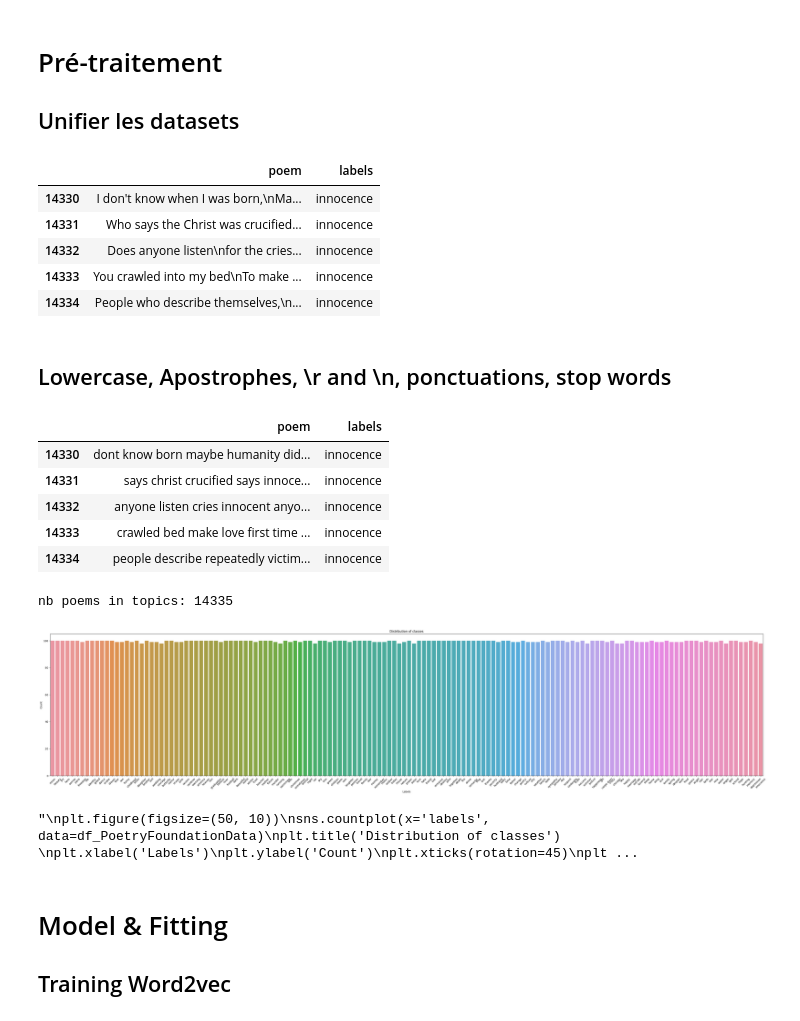
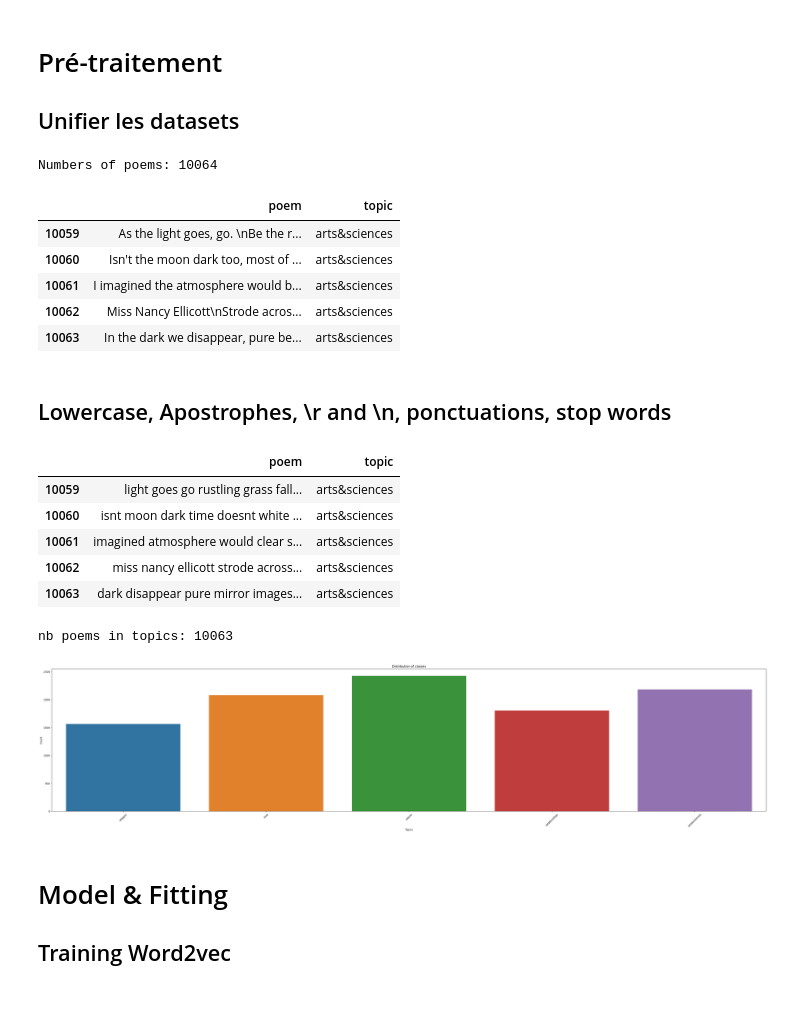
Before and after one commit to TopAgrume/NLP_Project, a Jupyter notebook: src/lr-fnn.ipynb, the cells around one changed output. Cells and saved outputs as stored; diff of their text form; code cells hidden in the pictures.

Commit message:
feat: fnn with dataset from maelito

```diff
--- a/src/lr-fnn.ipynb
+++ b/src/lr-fnn.ipynb
@@ -35,73 +51,64 @@ pd.set_option('display.max_colwidth', None)
 # Pré-traitement
 
 ## Unifier les datasets
-# %%
-topics = os.listdir("/kaggle/input/poemsdataset/topics")
-df_topics_list = []
-for topic in topics:
-    files = os.listdir(f"/kaggle/input/poemsdataset/topics/{topic}")
-    df_topic = pd.DataFrame(columns=["poem", "labels"])
-    i = 0
-    for filename in files:
-        with open(f"/kaggle/input/poemsdataset/topics/{topic}/{filename}", encoding="utf8") as f:
-            df_topic.loc[i] = {"poem": f.read(), "labels": topic}
-        i += 1
-    df_topics_list.append(df_topic)
-
-df_topics = pd.concat(df_topics_list, ignore_index=True)
-df_topics.tail()
-# %% [output]
-|  | poem | labels |
-| 14330 | I don't know when I was born,\nMa... | innocence |
-| 14331 | Who says the Christ was crucified... | innocence |
-| 14332 | Does anyone listen\nfor the cries... | innocence |
-| 14333 | You crawled into my bed\nTo make ... | innocence |
-| 14334 | People who describe themselves,\n... | innocence |
+# %%
+df = pd.read_csv("/kaggle/input/poems-foundation/our_dataset.csv")
+df.drop(df.columns[0], axis=1, inplace=True)
+
+print(f"Numbers of poems: {len(df)}")
+df.tail()
+# %% [output]
+Numbers of poems: 10064
+|  | poem | topic |
+| 10059 | As the light goes, go. \nBe the r... | arts&sciences |
+| 10060 | Isn't the moon dark too, most of ... | arts&sciences |
+| 10061 | I imagined the atmosphere would b... | arts&sciences |
+| 10062 | Miss Nancy Ellicott\nStrode acros... | arts&sciences |
+| 10063 | In the dark we disappear, pure be... | arts&sciences |
 # %% [markdown]
 ## Lowercase, Apostrophes, \r and \n, ponctuations, stop words
 # %%
 # Lowercase
-df_topics["poem"] = df_topics["poem"].str.lower()
+df["poem"] = df["poem"].str.lower()
 
 # Apostrophes
-df_topics["poem"] = df_topics["poem"].str.replace("'", "", regex=False)
-df_topics["poem"] = df_topics["poem"].str.replace("’", "", regex=False)
+df["poem"] = df["poem"].str.replace("'", "", regex=False)
+df["poem"] = df["poem"].str.replace("’", "", regex=False)
 
 # \r and \n (ceux du début)
-df_topics["poem"] = df_topics["poem"].str.replace("\r", " ")
-df_topics["poem"] = df_topics["poem"].str.strip("\n")
-df_topics = df_topics[df_topics["poem"] != ""]
+df["poem"] = df["poem"].str.replace("\r", " ")
+df["poem"] = df["poem"].str.strip("\n")
+df = df[df["poem"] != ""]
 
 # Ponctuations
-df_topics["poem"] = df_topics["poem"].str.replace("[^\w\s]", " ", regex=True)
+df["poem"] = df["poem"].str.replace("[^\w\s]", " ", regex=True)
 
 # Stopwords
 stopwords = set(stopwords.words('english'))
-df_topics["poem"] = df_topics["poem"].apply(lambda x: ' '.join([word for word in x.split() if word not in (stopwords)]))
+df["poem"] = df["poem"].apply(lambda x: ' '.join([word for word in x.split() if word not in (stopwords)]))
 # %%
-df_topics.tail()
+df.tail()
 # %% [output]
-|  | poem | labels |
-| 14330 | dont know born maybe humanity did... | innocence |
-| 14331 | says christ crucified says innoce... | innocence |
-| 14332 | anyone listen cries innocent anyo... | innocence |
-| 14333 | crawled bed make love first time ... | innocence |
-| 14334 | people describe repeatedly victim... | innocence |
+|  | poem | topic |
+| 10059 | light goes go rustling grass fall... | arts&sciences |
+| 10060 | isnt moon dark time doesnt white ... | arts&sciences |
+| 10061 | imagined atmosphere would clear s... | arts&sciences |
+| 10062 | miss nancy ellicott strode across... | arts&sciences |
+| 10063 | dark disappear pure mirror images... | arts&sciences |
 # %%
-print(f"nb poems in topics: {len(df_topics)}")
+print(f"nb poems in topics: {len(df)}")
 #print(f"nb poems in poetry foundation: {len(df_PoetryFoundationData)}")
 
 plt.figure(figsize=(50, 10))
-sns.countplot(x='labels', data=df_topics)
+sns.countplot(x='topic', data=df)
 plt.title('Distribution of classes')
-plt.xlabel('Labels')
+plt.xlabel('Topics')
 plt.ylabel('Count')
 plt.xticks(rotation=45)
 plt.show()
 # %% [output]
-nb poems in topics: 14335
+nb poems in topics: 10063
-[figure, old version]
+[figure, new version]
-"\nplt.figure(figsize=(50, 10))\nsns.countplot(x='labels', data=df_PoetryFoundationData)\nplt.title('Distribution of classes') \nplt.xlabel('Labels')\nplt.ylabel('Count')\nplt.xticks(rotation=45)\nplt ...
 # %% [markdown]
 # Model & Fitting
 
```
Also changed, not shown: parts of 9 cells of this notebook.
